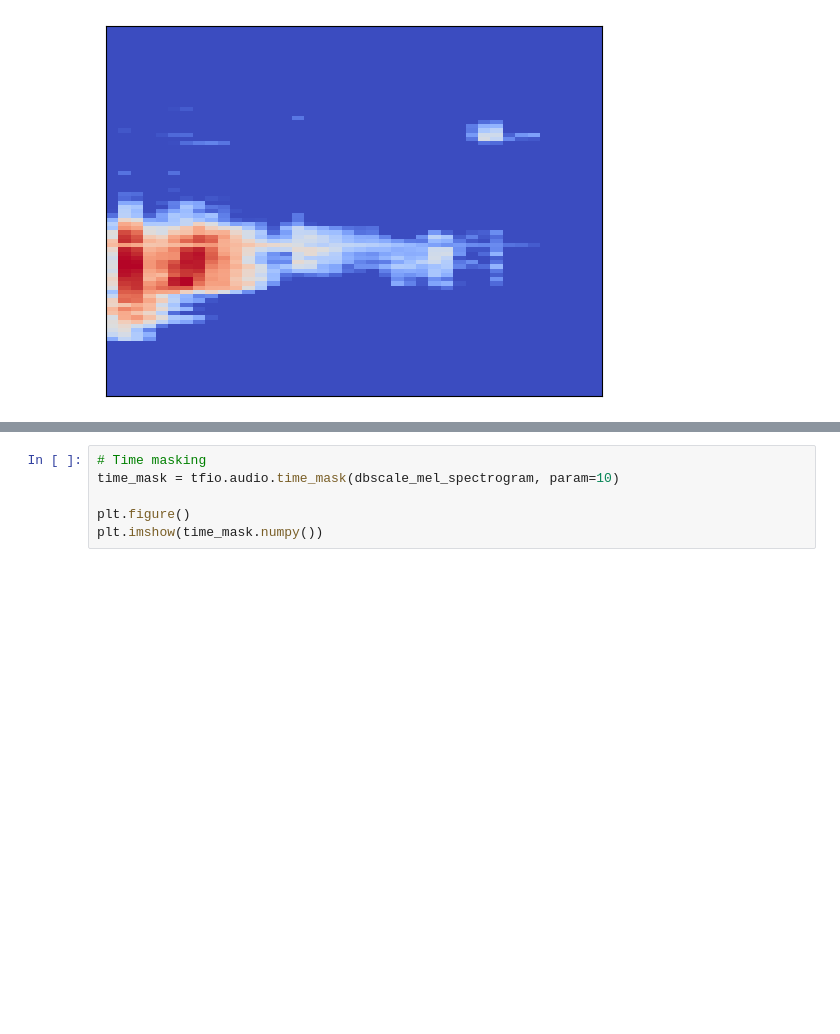
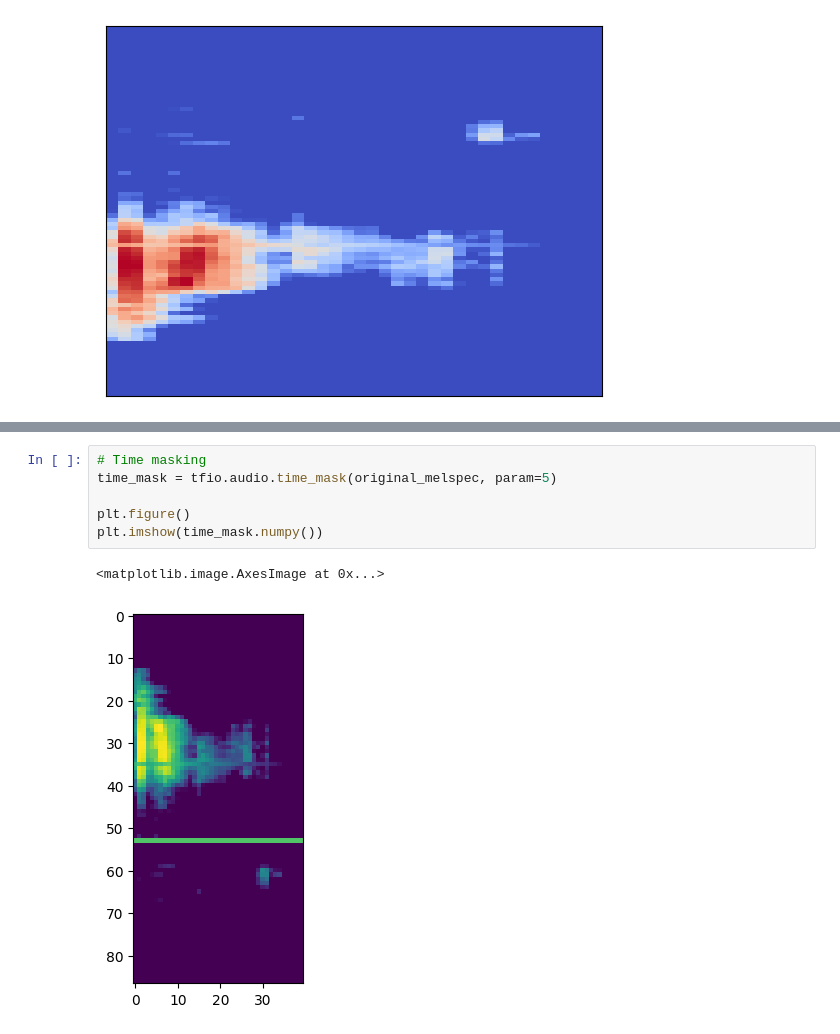
Before and after one commit to prathambansal-swaja/Audio_classification, a Jupyter notebook: notebooks/Data_augmentation.ipynb, the cells around one changed output, grey strips where cells are left out. Saved outputs shown, nothing was run; the diff lists cells and outputs as text; blank space fills up the shorter version.

```diff
--- a/notebooks/Data_augmentation.ipynb
+++ b/notebooks/Data_augmentation.ipynb
@@ -187,6 +197,9 @@ plt.imshow(freq_mask.numpy())
 # %%
 # Time masking
-time_mask = tfio.audio.time_mask(dbscale_mel_spectrogram, param=10)
+time_mask = tfio.audio.time_mask(original_melspec, param=5)
 
 plt.figure()
 plt.imshow(time_mask.numpy())
+# %% [output]
+<matplotlib.image.AxesImage at 0x...>
+[figure, added]
```
Also changed, not shown: parts of 8 cells of this notebook.
